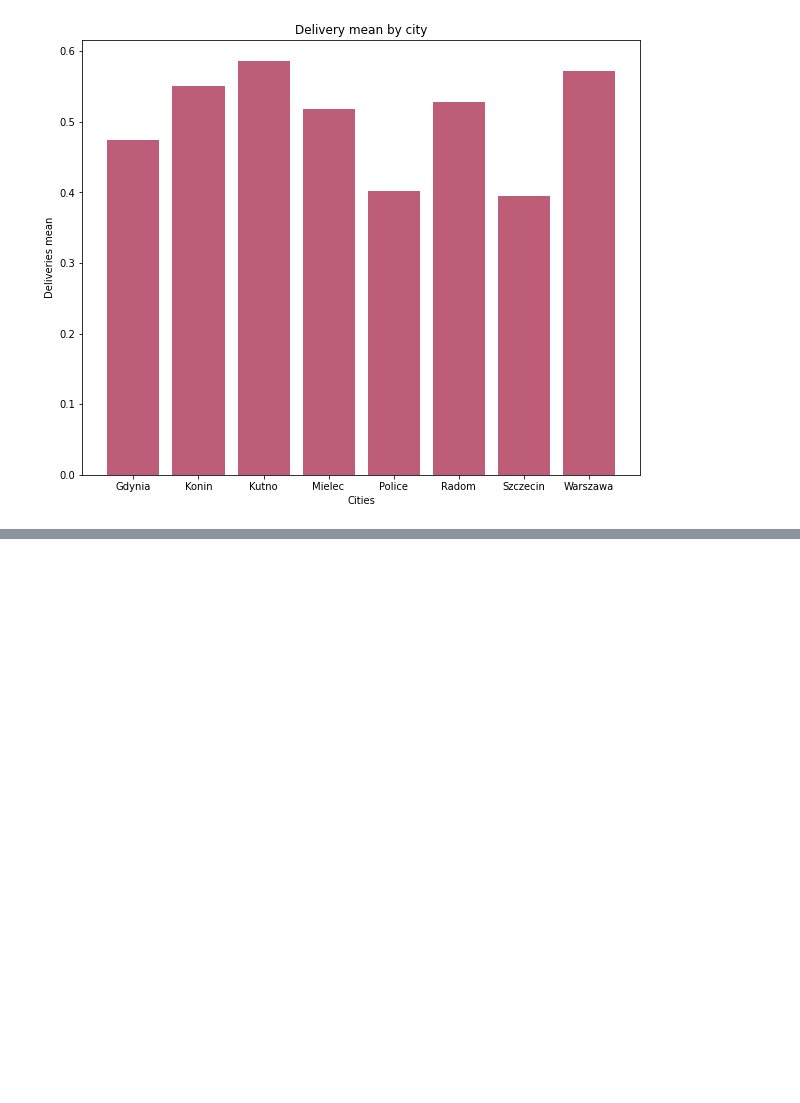
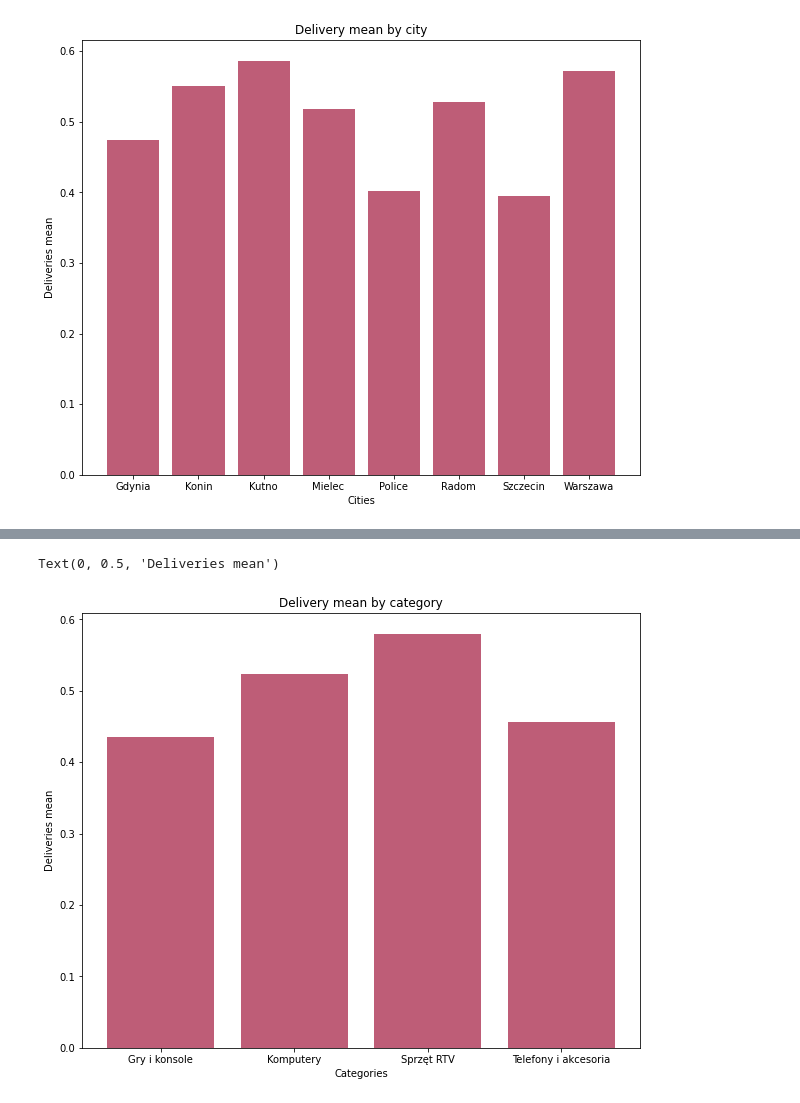
Before and after one commit to Magdahime/IUM_project, a Jupyter notebook: DataVisualization.ipynb, the cells around one changed output, grey strips where cells are left out. Cells and saved outputs as stored; diff of their text form; code cells hidden in the pictures; blank space fills up the shorter version.

```diff
--- a/DataVisualization.ipynb
+++ b/DataVisualization.ipynb
@@ -190,0 +175,11 @@ deliveries_ses_user_prod = deliveries_ses_user.merge(products, on='product_id')
+# %%
+#Checking the mean for categories as well
+deliveries_category = deliveries_ses_user_prod.groupby('primary_category', as_index=False).deltas.mean()
+plt.figure(figsize=(10, 8))
+plt.bar(deliveries_category.primary_category, deliveries_category.deltas, color='#BE5D77')
+plt.title("Delivery mean by category")
+plt.xlabel("Categories")
+plt.ylabel("Deliveries mean")
+# %% [output]
+Text(0, 0.5, 'Deliveries mean')
+[figure, added]
```
Also changed, not shown: parts of 28 cells of this notebook.
